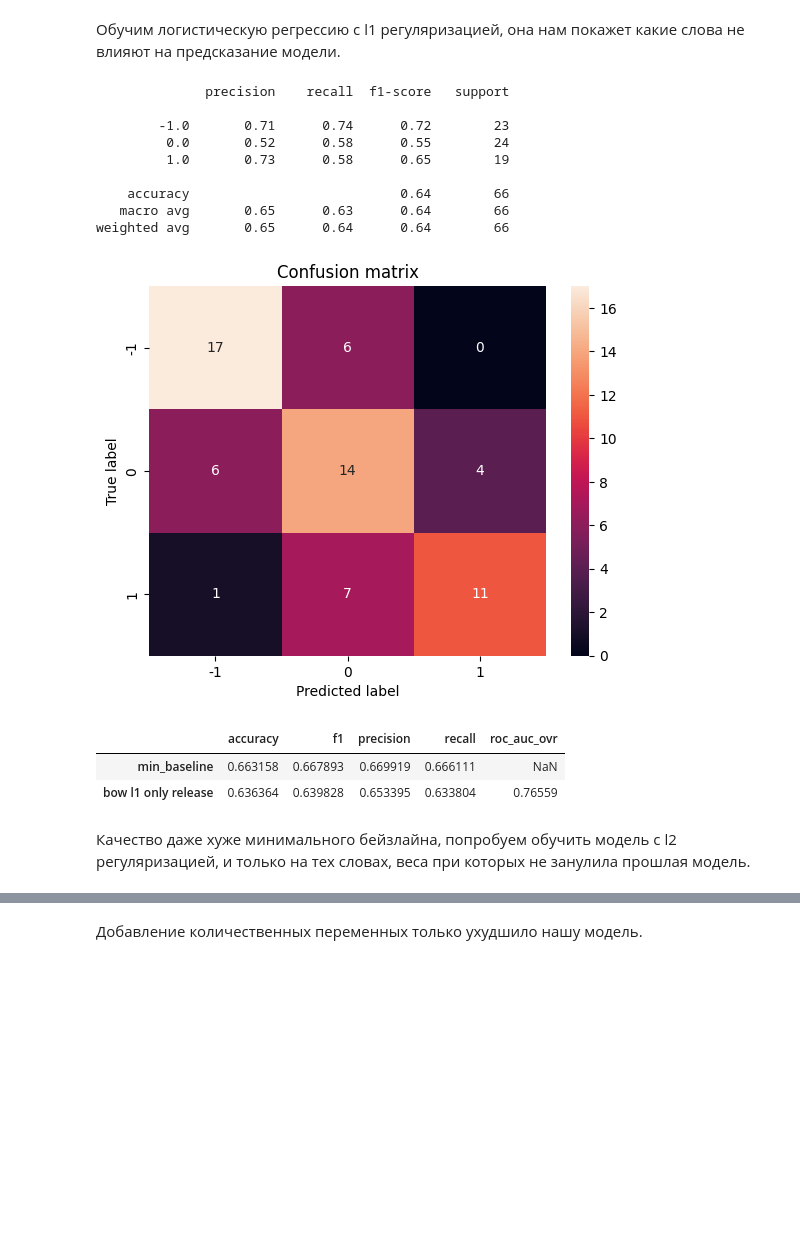
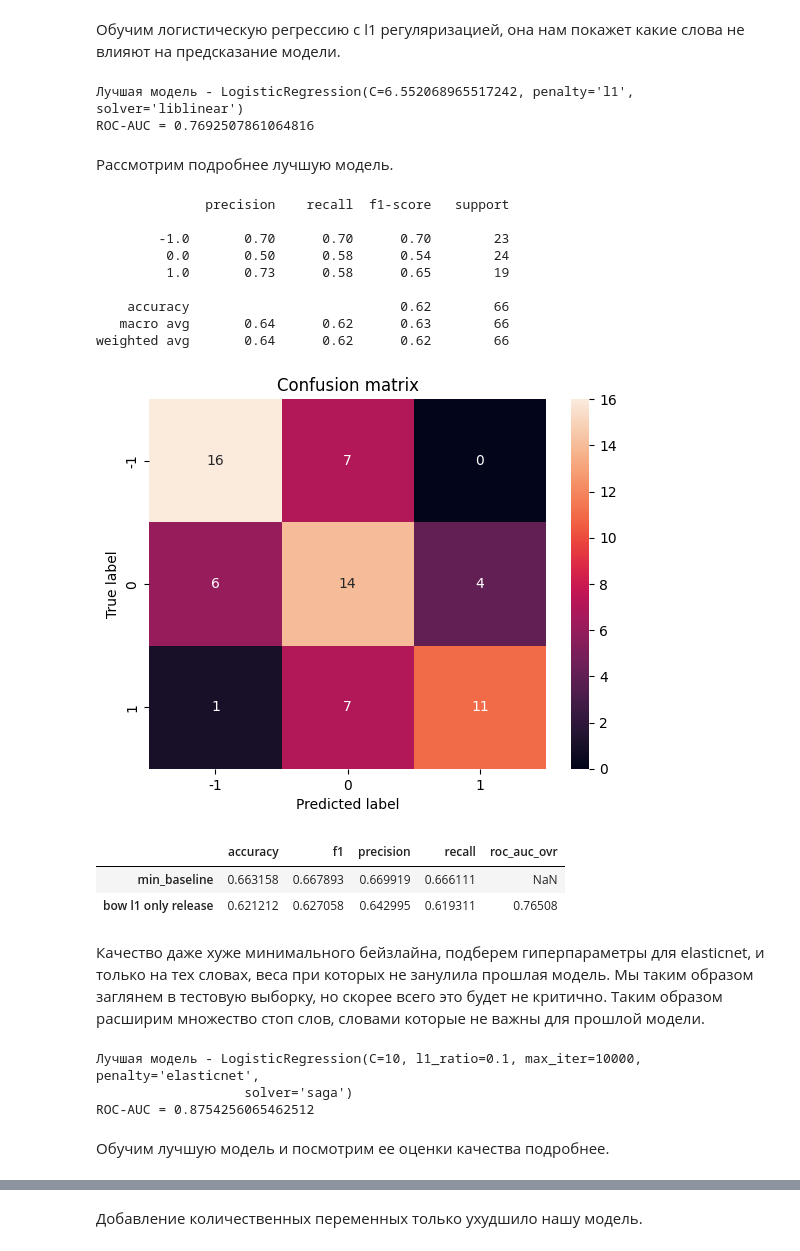
Before and after one commit to ai24-team-15/cbr-press-release-classifier, a Jupyter notebook: ml/experiments.ipynb, the cells around one changed output, grey strips where cells are left out. Saved outputs shown, nothing was run; the diff lists cells and outputs as text; code cells hidden in the pictures; blank space fills up the shorter version.

```diff
--- a/ml/experiments.ipynb
+++ b/ml/experiments.ipynb
@@ -176,23 +160,55 @@ def calc_metrics_on_lr(X, *, name, solver, penalty):
 # %% [markdown]
 Обучим логистическую регрессию с l1 регуляризацией, она нам покажет какие слова не влияют на предсказание модели.
+# %%
+mystem = Mystem()
+STOP_WORDS = set(stopwords.words('russian'))
+
+def preprocessor(text):
+    text = text.lower()
+    regex = re.compile('[^а-я А-ЯЁё]')
+    text = regex.sub(' ', text)
+    text = ' '.join(mystem.lemmatize(text))
+    text = ' '.join([word for word in text.split() if word not in STOP_WORDS])
+    return text
+
+vectorizer = CountVectorizer(
+    preprocessor=preprocessor,
+)
+
+vectorizer.fit(X.release)
+
+bow = vectorizer.transform(X.release)
+# %%
+auc = []
+for c in tqdm(np.linspace(0.001, 10, 30)):
+    auc.append(calc_metrics_on_lr(bow, LogisticRegression, name='bow l1 only release', plot=False, solver='liblinear', penalty='l1', C=c.item()))
+
+roc_auc, best_model = max(auc)
+
+print(f"Лучшая модель - {best_model}")
+print(f"ROC-AUC = {roc_auc}")
+# %% [output]
+Лучшая модель - LogisticRegression(C=6.552068965517242, penalty='l1', solver='liblinear')
+ROC-AUC = 0.7692507861064816
+# %% [markdown]
+Рассмотрим подробнее лучшую модель.
 # %%
-metric, model = calc_metrics_on_lr(bow, name='bow l1 only release', solver='liblinear', penalty='l1')
-metrics = pd.concat([min_baseline, metric], axis=0)
+metric, model = calc_metrics_on_lr(bow, LogisticRegression, name='bow l1 only release', **best_model.get_params())
 metrics = pd.concat([min_baseline, metric], axis=0)
 metrics
 # %% [output]
               precision    recall  f1-score   support
 
-        -1.0       0.71      0.74      0.72        23
-         0.0       0.52      0.58      0.55        24
+        -1.0       0.70      0.70      0.70        23
+         0.0       0.50      0.58      0.54        24
          1.0       0.73      0.58      0.65        19
 
-    accuracy                           0.64        66
-   macro avg       0.65      0.63      0.64        66
-weighted avg       0.65      0.64      0.64        66
+    accuracy                           0.62        66
+   macro avg       0.64      0.62      0.63        66
+weighted avg       0.64      0.62      0.62        66
-[figure, old version]
+[figure, new version]
 |  | accuracy | f1 | precision | recall | roc_auc_ovr |
 | min_baseline | 0.663158 | 0.667893 | 0.669919 | 0.666111 | NaN |
-| bow l1 only release | 0.636364 | 0.639828 | 0.653395 | 0.633804 | 0.76559 |
+| bow l1 only release | 0.621212 | 0.627058 | 0.642995 | 0.619311 | 0.76508 |
 # %% [markdown]
-Качество даже хуже минимального бейзлайна, попробуем обучить модель c l2 регуляризацией, и только на тех словах, веса при которых не занулила прошлая модель.
+Качество даже хуже минимального бейзлайна, подберем гиперпараметры для elasticnet, и только на тех словах, веса при которых не занулила прошлая модель. Мы таким образом заглянем в тестовую выборку, но скорее всего это будет не критично. Таким образом расширим множество стоп слов, словами которые не важны для прошлой модели.
@@ -199 +225,29 @@ weighted avg       0.65      0.64      0.64        66
+# %%
+auc = []
+for c in tqdm([0.1, 1, 5, 10]):
+    for l1_ratio in [0.1, 0.5, 0.9]:
+        auc.append(
+            calc_metrics_on_lr(bow,
+                                LogisticRegression,
+                                name='bow l2',
+                                plot=False,
+                                solver='saga',
+                                penalty='elasticnet',
+                                C=c,
+                                max_iter=10000,
+                                # n_jobs=-1,
+                                l1_ratio=l1_ratio
+                                )
+                            )
+
+roc_auc, best_model = max(auc)
+
+print(f"Лучшая модель - {best_model}")
+print(f"ROC-AUC = {roc_auc}")
+# %% [output]
+Лучшая модель - LogisticRegression(C=10, l1_ratio=0.1, max_iter=10000, penalty='elasticnet',
+                   solver='saga')
+ROC-AUC = 0.8754256065462512
+# %% [markdown]
+Обучим лучшую модель и посмотрим ее оценки качества подробнее.
 # %%
```
Also changed, not shown: parts of 42 cells of this notebook.
